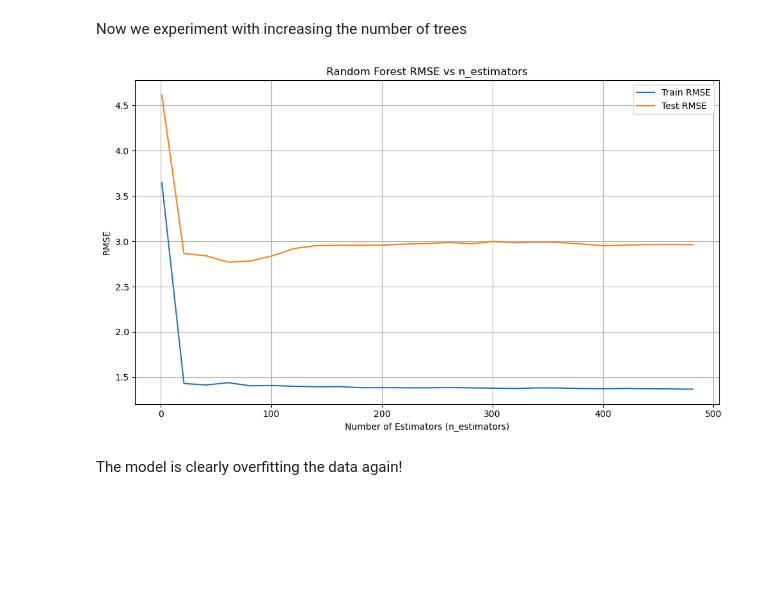
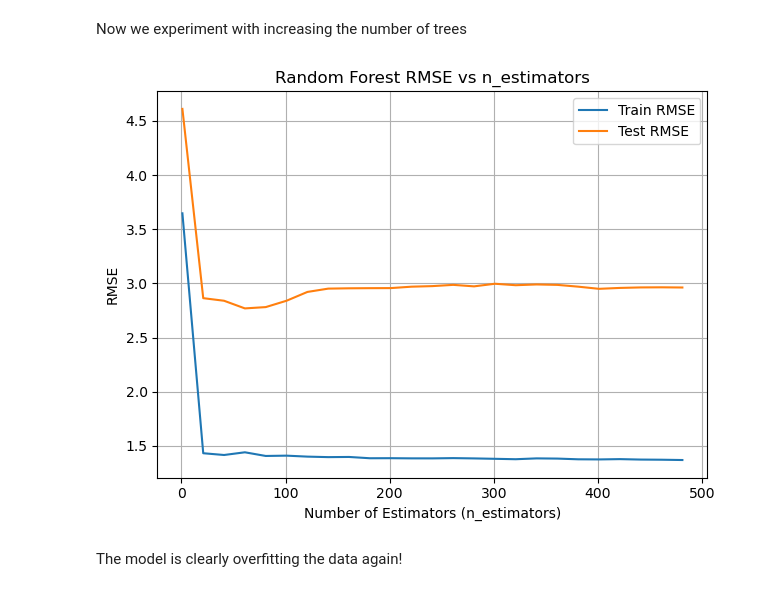
Before and after one commit to lilianabs/ml-beginner-projects, a Jupyter notebook: project_1/boston_random_forest.ipynb, the cells around one changed output. Drawn from its saved outputs; the diff is of its cells as text; code cells hidden in the pictures; blank space fills up the shorter version.

Commit message:
Add chart to boston random forest

```diff
--- a/project_1/boston_random_forest.ipynb
+++ b/project_1/boston_random_forest.ipynb
@@ -58,16 +58,16 @@ for i in range(1, 500, 20):
     train_rmse.append(np.sqrt(mean_squared_error(y_train, y_pred_train)))
     n_estimators_list.append(i)
 # %%
-plt.figure(figsize=(10, 6))
+#plt.figure(figsize=(10, 6))
 plt.plot(n_estimators_list, train_rmse, label='Train RMSE')
 plt.plot(n_estimators_list, test_rmse, label='Test RMSE')
 plt.xlabel('Number of Estimators (n_estimators)')
 plt.ylabel('RMSE')
 plt.title('Random Forest RMSE vs n_estimators')
 plt.legend()
 plt.grid(True)
 plt.tight_layout()
 # %% [output]
-[figure, old version]
+[figure, new version]
 # %% [markdown]
 The model is clearly overfitting the data again!
```
